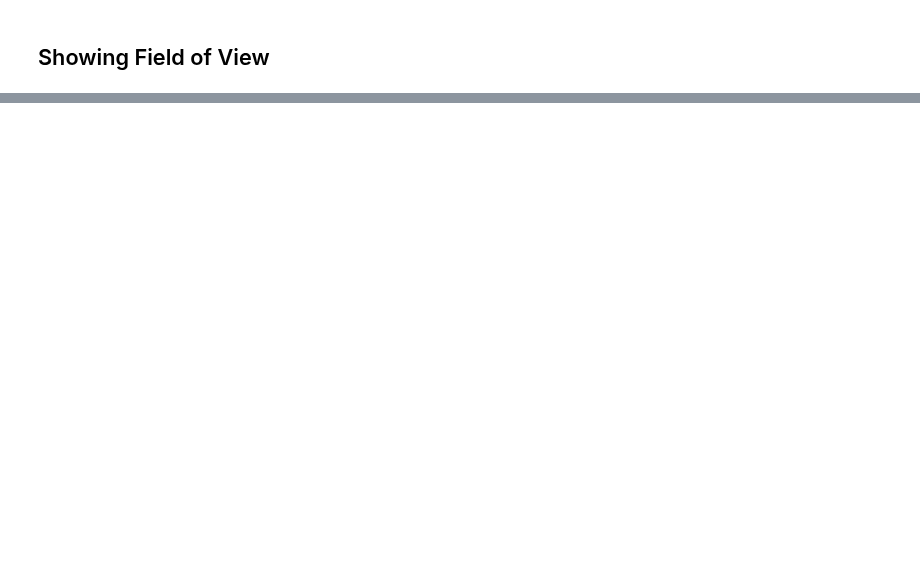
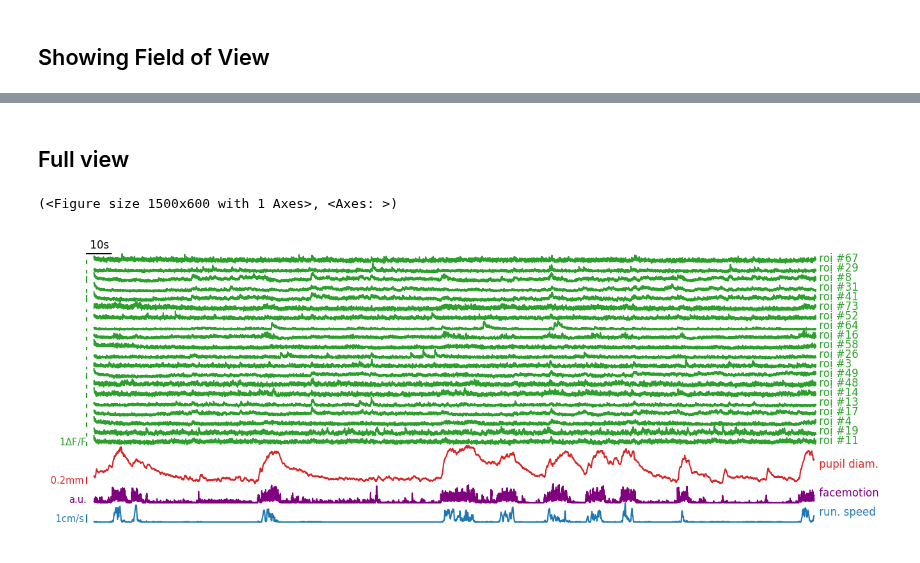
Before and after one commit to LauraGonzalez2000/Lab-notebook, a Jupyter notebook: notebooks/Visualize-Raw-Data.ipynb, the cells around one changed output, grey strips where cells are left out. Saved outputs shown, nothing was run; the diff lists cells and outputs as text; code cells hidden in the pictures; blank space fills up the shorter version.

```diff
--- a/notebooks/Visualize-Raw-Data.ipynb
+++ b/notebooks/Visualize-Raw-Data.ipynb
@@ -36,0 +69,22 @@ fig.savefig('/Users/yann/Desktop/fig.svg')
+# %% [markdown]
+## Full view
+# %%
+settings = {'Locomotion': {'fig_fraction': 1,
+                           'subsampling': 1,
+                           'color': '#1f77b4'},
+            'FaceMotion': {'fig_fraction': 1,
+                           'subsampling': 1,
+                           'color': 'purple'},
+            'Pupil': {'fig_fraction': 2,
+                      'subsampling': 1,
+                      'color': '#d62728'},
+             'CaImaging': {'fig_fraction': 10,
+                           'subsampling': 1,
+                           'subquantity': 'dF/F',
+                           'roiIndices': np.random.choice(np.arange(data.nROIs), np.min([20,data.nROIs]), replace=False),
+                           'color': '#2ca02c'}
+           }
+plot_raw(data, tlim=[0, data.t_dFoF[-1]], settings=settings)
+# %% [output]
+(<Figure size 1500x600 with 1 Axes>, <Axes: >)
+[figure, added]
```
Also changed, not shown: parts of 8 cells of this notebook.
